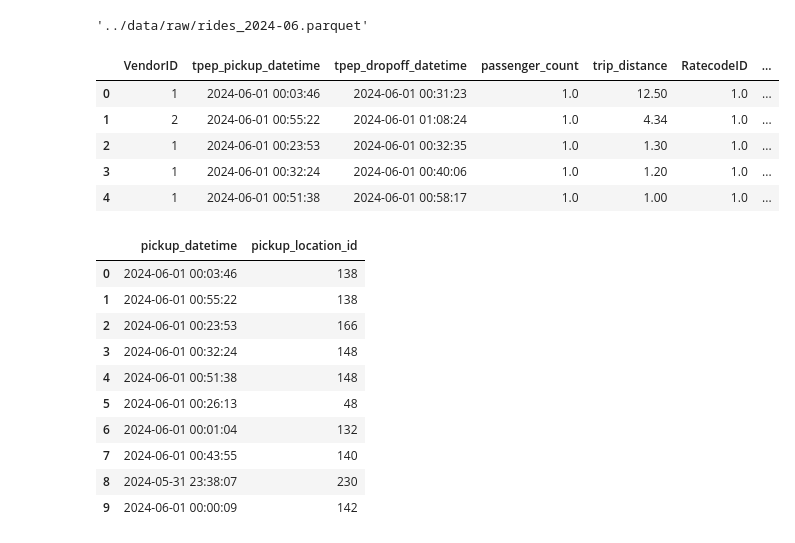
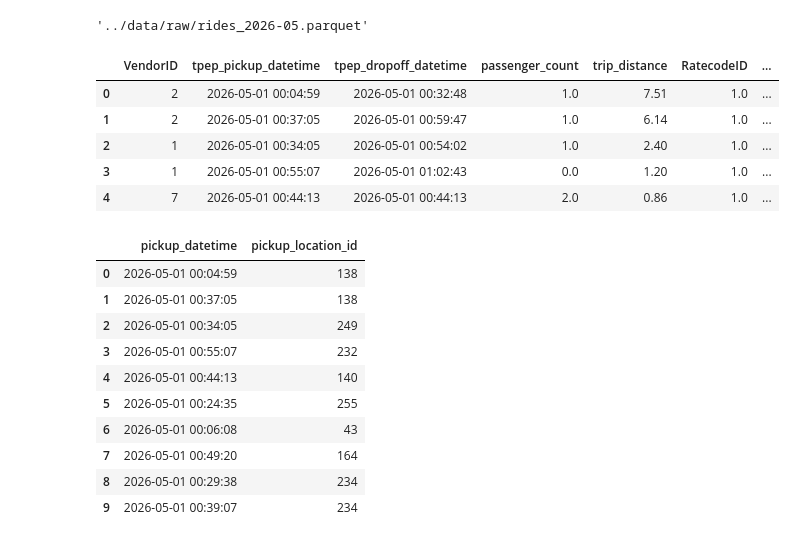
Before and after one commit to gabrieljerdhy/taxi_demand_ml_project, a Jupyter notebook: notebooks/01_load_and_validate_raw_data.ipynb, the cells around one changed output. Cells and saved outputs as stored; diff of their text form; code cells hidden in the pictures.

```diff
--- a/notebooks/01_load_and_validate_raw_data.ipynb
+++ b/notebooks/01_load_and_validate_raw_data.ipynb
@@ -15,21 +15,21 @@ def download_one_file_from_url(year: int, month: int) -> Path:
     else:
         raise Exception(f'Failed to download file from {URL}. Status code: {response.status_code}')
 # %%
-download_one_file_from_url(year=2024, month=6)
+download_one_file_from_url(year=2026, month=5)
 # %% [output]
-'../data/raw/rides_2024-06.parquet'
+'../data/raw/rides_2026-05.parquet'
 # %%
 import pandas as pd
 
-rides = pd.read_parquet('../data/raw/rides_2024-06.parquet')
+rides = pd.read_parquet('../data/raw/rides_2026-05.parquet')
 rides.head()
 # %% [output]
 |  | VendorID | tpep_pickup_datetime | tpep_dropoff_datetime | passenger_count | trip_distance | RatecodeID | ... |
-| 0 | 1 | 2024-06-01 00:03:46 | 2024-06-01 00:31:23 | 1.0 | 12.50 | 1.0 | ... |
-| 1 | 2 | 2024-06-01 00:55:22 | 2024-06-01 01:08:24 | 1.0 | 4.34 | 1.0 | ... |
-| 2 | 1 | 2024-06-01 00:23:53 | 2024-06-01 00:32:35 | 1.0 | 1.30 | 1.0 | ... |
-| 3 | 1 | 2024-06-01 00:32:24 | 2024-06-01 00:40:06 | 1.0 | 1.20 | 1.0 | ... |
-| 4 | 1 | 2024-06-01 00:51:38 | 2024-06-01 00:58:17 | 1.0 | 1.00 | 1.0 | ... |
+| 0 | 2 | 2026-05-01 00:04:59 | 2026-05-01 00:32:48 | 1.0 | 7.51 | 1.0 | ... |
+| 1 | 2 | 2026-05-01 00:37:05 | 2026-05-01 00:59:47 | 1.0 | 6.14 | 1.0 | ... |
+| 2 | 1 | 2026-05-01 00:34:05 | 2026-05-01 00:54:02 | 1.0 | 2.40 | 1.0 | ... |
+| 3 | 1 | 2026-05-01 00:55:07 | 2026-05-01 01:02:43 | 0.0 | 1.20 | 1.0 | ... |
+| 4 | 7 | 2026-05-01 00:44:13 | 2026-05-01 00:44:13 | 2.0 | 0.86 | 1.0 | ... |
 # %%
 rides = rides[['tpep_pickup_datetime', 'PULocationID']]
 # %%
@@ -41,16 +41,16 @@ rides.rename(columns={
 rides.head(10)
 # %% [output]
 |  | pickup_datetime | pickup_location_id |
-| 0 | 2024-06-01 00:03:46 | 138 |
-| 1 | 2024-06-01 00:55:22 | 138 |
-| 2 | 2024-06-01 00:23:53 | 166 |
-| 3 | 2024-06-01 00:32:24 | 148 |
-| 4 | 2024-06-01 00:51:38 | 148 |
-| 5 | 2024-06-01 00:26:13 | 48 |
-| 6 | 2024-06-01 00:01:04 | 132 |
-| 7 | 2024-06-01 00:43:55 | 140 |
-| 8 | 2024-05-31 23:38:07 | 230 |
-| 9 | 2024-06-01 00:00:09 | 142 |
+| 0 | 2026-05-01 00:04:59 | 138 |
+| 1 | 2026-05-01 00:37:05 | 138 |
+| 2 | 2026-05-01 00:34:05 | 249 |
+| 3 | 2026-05-01 00:55:07 | 232 |
+| 4 | 2026-05-01 00:44:13 | 140 |
+| 5 | 2026-05-01 00:24:35 | 255 |
+| 6 | 2026-05-01 00:06:08 | 43 |
+| 7 | 2026-05-01 00:49:20 | 164 |
+| 8 | 2026-05-01 00:29:38 | 234 |
+| 9 | 2026-05-01 00:39:07 | 234 |
 # %%
 rides['pickup_datetime'].describe()
 # %% [output]
```
Also changed, not shown: parts of 3 cells of this notebook, 12 other files.
